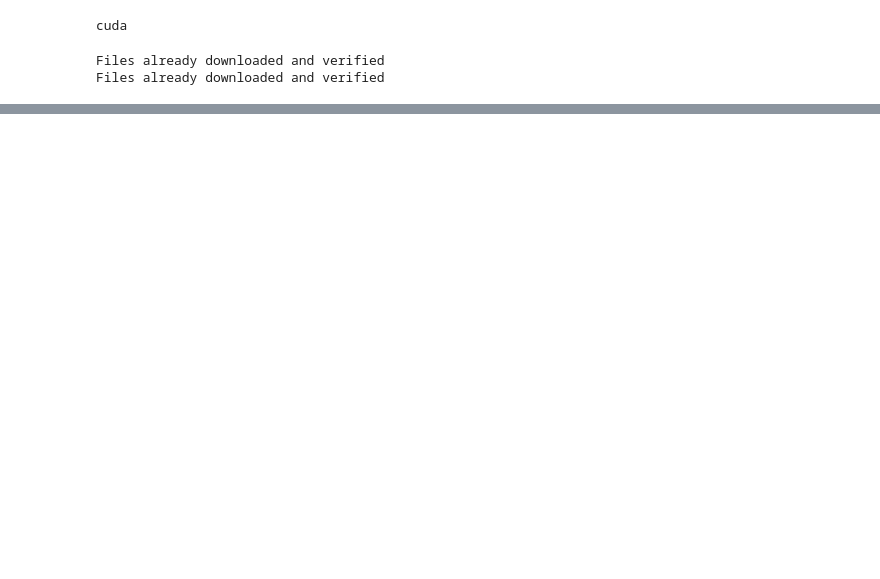
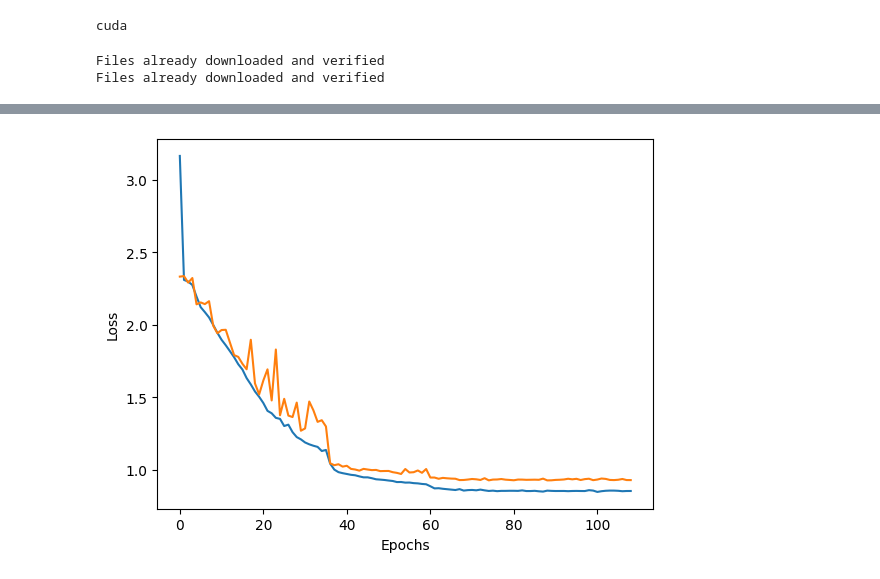
Before and after one commit to abobantai/CIFAR-10_PyTorch, a Jupyter notebook: main.ipynb, the cells around one changed output, grey strips where cells are left out. Saved outputs shown, nothing was run; the diff lists cells and outputs as text; code cells hidden in the pictures; blank space fills up the shorter version.

```diff
--- a/main.ipynb
+++ b/main.ipynb
@@ -62,14 +195,29 @@ model = MyModel(3, 10).to(device)
+# %%
+train_loss = []
+val_loss = []
+val_accuracy = []
+train_accuracy = []
+lr_list = []
+test_loss = 0
+test_accuracy = 0
+best_loss = None
+count = 0
+epochs = 200
+lr = 0.1
 # %%
-optimizer = optim.Adam(model.parameters(), lr=0.001, weight_decay=1e-4)
-loss_model = nn.CrossEntropyLoss()
-scheduler = torch.optim.lr_scheduler.ReduceLROnPlateau(optimizer, factor=0.1,patience=4)
+
+optimizer = torch.optim.SGD(
+    model.parameters(),
+    lr=lr,
+    momentum=0.9,
+    weight_decay=5e-4
+)
+loss_model = nn.CrossEntropyLoss(label_smoothing=0.1)
+scheduler = torch.optim.lr_scheduler.ReduceLROnPlateau(
+    optimizer,
+    mode='min',
+    factor=0.1,
+    patience=5,
+    verbose=True
+)
-# %%
-epochs = 50
-count_without_best_metrics = 0
-train_loss = []
-train_acc = []
-val_loss = []
-val_acc = []
-lr_list = []
-best_loss = None
 # %%
@@ -173,0 +321,8 @@ checkpoint on epoch 12 with best val metrics: 0.988895
+# %%
+plt.plot(train_loss, label='train_loss')
+plt.plot(val_loss, label='val_loss')
+plt.xlabel('Epochs')
+plt.ylabel('Loss')
+plt.show()
+# %% [output]
+[figure, added]
```
Also changed, not shown: parts of 12 cells of this notebook, 2 other files.
